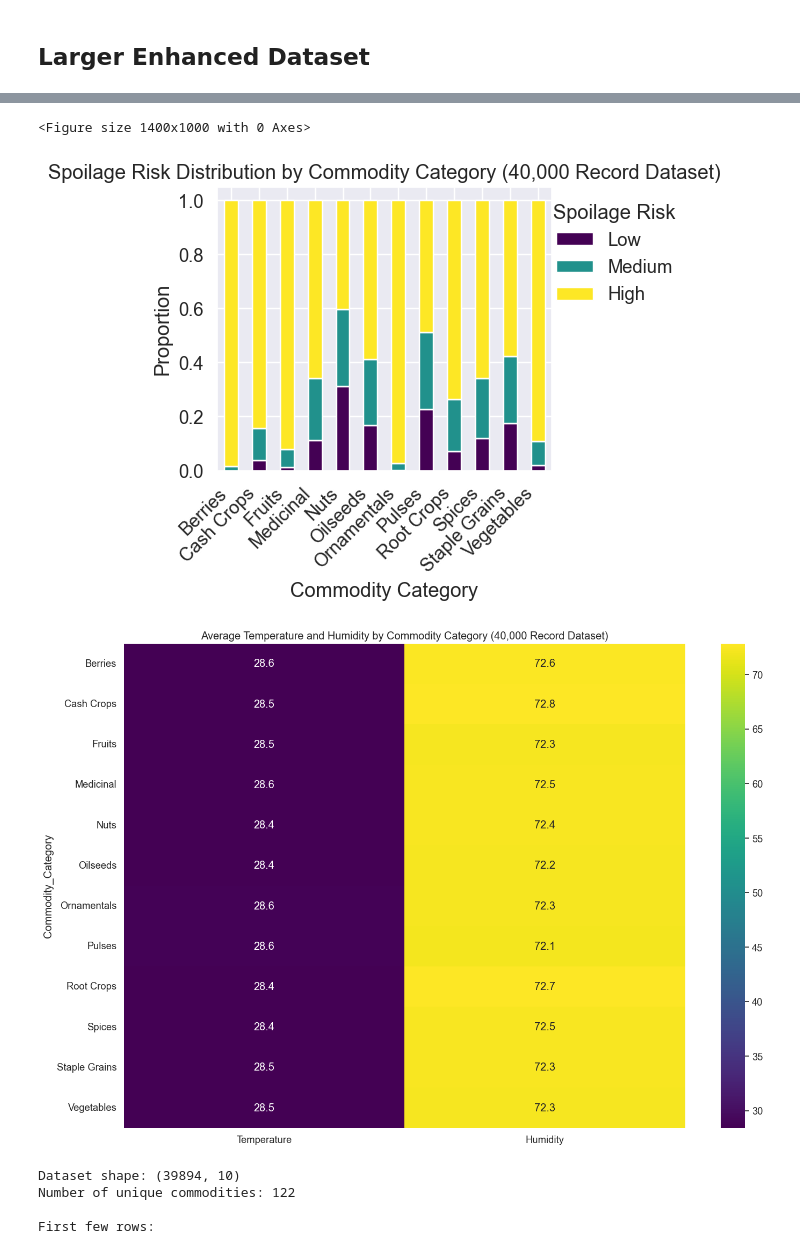
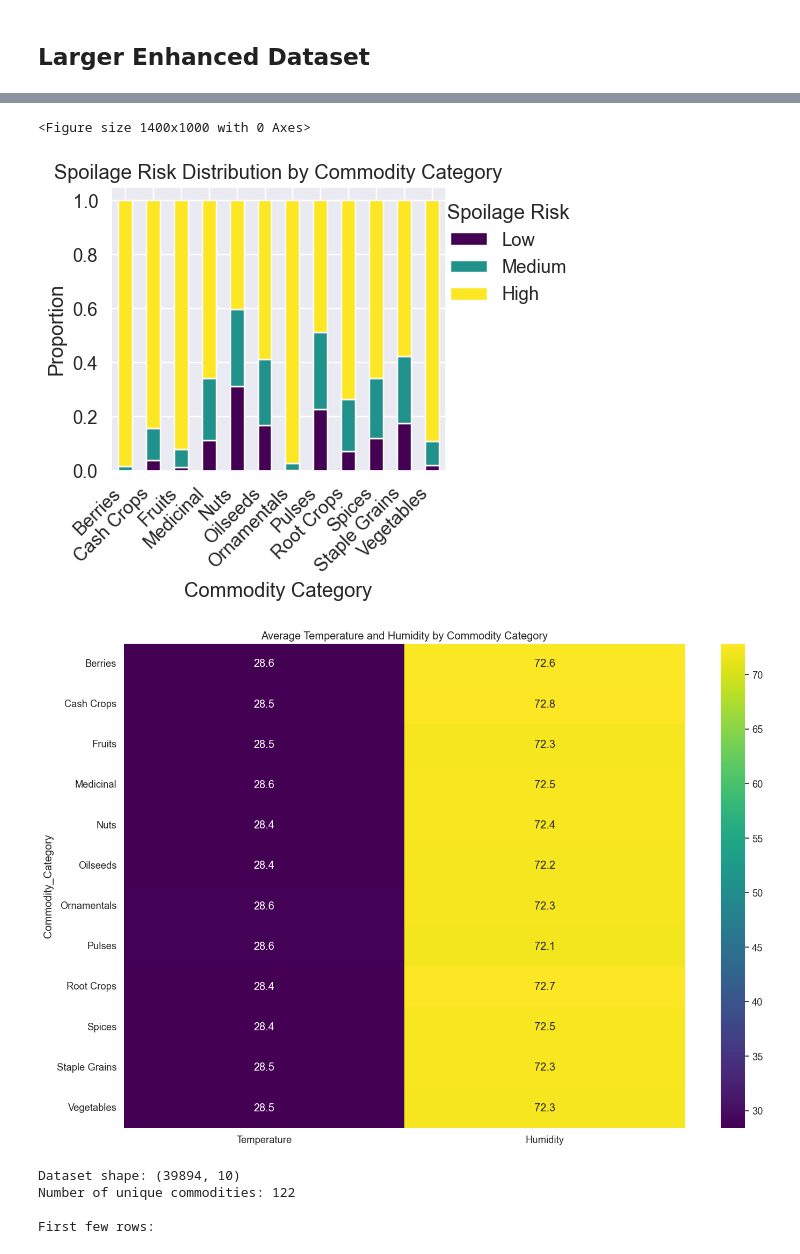
Before and after one commit to TridentifyIshaan/Surplus2Serve, a Jupyter notebook: Model/enhanced_spoilage_model.ipynb, the cells around one changed output, grey strips where cells are left out. Drawn from its saved outputs; the diff is of its cells as text; code cells hidden in the pictures.

Commit message:
update enhanced spoilage model notebook

```diff
--- a/Model/enhanced_spoilage_model.ipynb
+++ b/Model/enhanced_spoilage_model.ipynb
@@ -161,7 +161,7 @@ large_enhanced_df = pd.read_csv('large_enhanced_produce_spoilage_dataset.csv')
 plt.figure(figsize=(12, 8))
 category_counts = large_enhanced_df['Commodity_Category'].value_counts()
 sns.barplot(x=category_counts.index, y=category_counts.values, palette='viridis')
-plt.title('Distribution of Commodity Categories in 40,000 Record Dataset')
+plt.title('Distribution of Commodity Categories')
 plt.xlabel('Category')
 plt.ylabel('Count')
 plt.xticks(rotation=45, ha='right')
@@ -172,7 +172,7 @@ plt.show()
 plt.figure(figsize=(14, 10))
 risk_by_category = pd.crosstab(large_enhanced_df['Commodity_Category'], large_enhanced_df['Spoilage_Risk'], normalize='index')
 risk_by_category.plot(kind='bar', stacked=True, colormap='viridis')
-plt.title('Spoilage Risk Distribution by Commodity Category (40,000 Record Dataset)')
+plt.title('Spoilage Risk Distribution by Commodity Category')
 plt.xlabel('Commodity Category')
 plt.ylabel('Proportion')
 plt.legend(title='Spoilage Risk', labels=['Low', 'Medium', 'High'], loc='upper right', bbox_to_anchor=(1.42, 1))
@@ -184,7 +184,7 @@ plt.show()
 plt.figure(figsize=(15, 10))
 category_climate = large_enhanced_df.groupby('Commodity_Category')[['Temperature', 'Humidity']].mean()
 sns.heatmap(category_climate, annot=True, cmap='viridis', fmt='.1f')
-plt.title('Average Temperature and Humidity by Commodity Category (40,000 Record Dataset)')
+plt.title('Average Temperature and Humidity by Commodity Category')
 plt.tight_layout()
 plt.show()
 # %% [output]
@@ -192,6 +192,6 @@ plt.show()
 <Figure size 1400x1000 with 0 Axes>
-[figure, old version]
+[figure, new version]
-[figure, old version]
+[figure, new version]
 # %%
 # Load the large enhanced dataset
 df = pd.read_csv('large_enhanced_produce_spoilage_dataset.csv')
```
Also changed, not shown: parts of 1 cell of this notebook.
